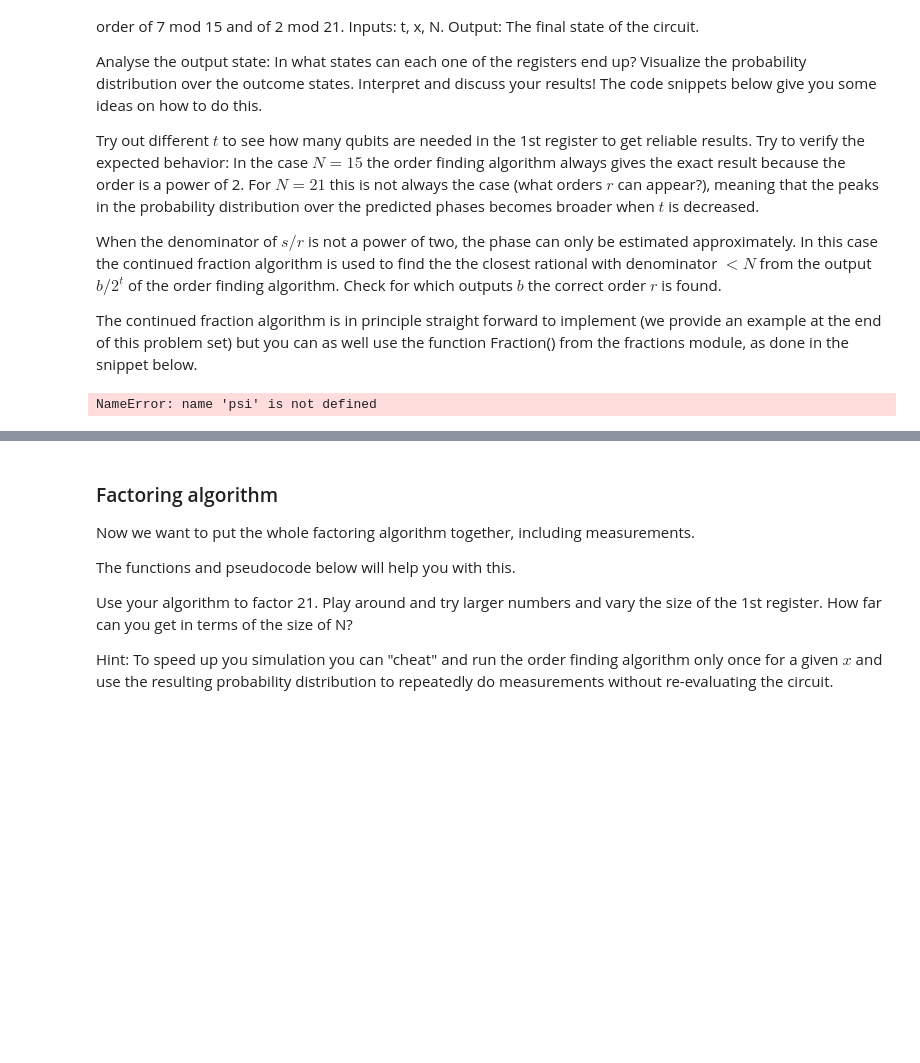
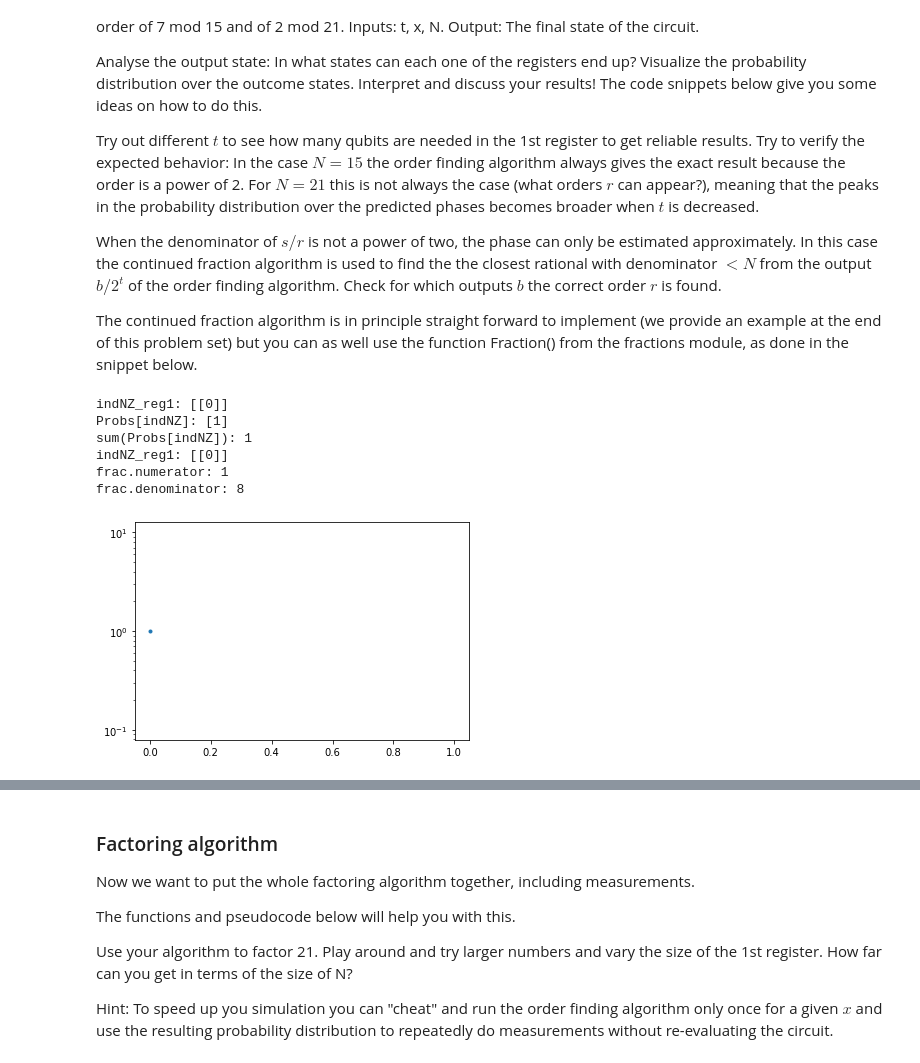
Before and after one commit to Abiyzelalem27/Quantum_Algorithms, a Jupyter notebook: shor_QFT_PE.ipynb, the cells around one changed output, grey strips where cells are left out. Saved outputs shown, nothing was run; the diff lists cells and outputs as text; code cells hidden in the pictures; blank space fills up the shorter version.

```diff
--- a/shor_QFT_PE.ipynb
+++ b/shor_QFT_PE.ipynb
@@ -743,34 +743,43 @@ When the denominator of $s/r$ is not a power of two, the phase can only be estim
 The continued fraction algorithm is in principle straight forward to implement (we provide an example at the end of this problem set) but you can as well use the function Fraction() from the fractions module, as done in the snippet below.
 # %%
 # Here are some ideas how to analyze the probability distribution, assuming psi holds the oputput state of the order finding algorithm
+import numpy as np
+import matplotlib.pyplot as plt
 
 # analyse the probabilities
+psi=np.array([1,0])
 Probs=np.abs(psi**2)
 
 # plot the distribution
 plt.semilogy(Probs,'.')
 
 # determine where the peaks are (round small numbers down to zero)
 indNZ=np.nonzero(np.round(Probs,2))
 
 L = qubits_for_number(N)
 # probable states of the first register
-indNZ_reg1= array(indNZ)//2**L
-print(indNZ_reg1)
-print(np.round(Probs[indNZ],4)) # values at the peaks
-print(sum(Probs[indNZ])) # total of peak values (probability to obtain the closest possible number to s/r, but this is not true in general, depends on how we round)
+indNZ_reg1= np.array(indNZ)//2**L
+print("indNZ_reg1:", indNZ_reg1)
+print("Probs[indNZ]:", np.round(Probs[indNZ],4)) # values at the peaks
+print("sum(Probs[indNZ]):", sum(Probs[indNZ])) # total of peak values (probability to obtain the closest possible number to s/r, but this is not true in general, depends on how we round)
 
 # probable states of the second register
-indNZ_reg2= array(indNZ) % 2**L
-print(indNZ_reg2)
+indNZ_reg2= np.array(indNZ) % 2**L
+print("indNZ_reg1:", indNZ_reg2)
 
 
 # Here is an example of how to obtain the nearest rational number with denominator <N (here N=15)
 frac = Fraction(33/256).limit_denominator(15)
-print(frac.numerator)
-print(frac.denominator)
+print("frac.numerator:", frac.numerator)
+print("frac.denominator:", frac.denominator)
 # %% [output]
-NameError: name 'psi' is not defined
+indNZ_reg1: [[0]]
+Probs[indNZ]: [1]
+sum(Probs[indNZ]): 1
+indNZ_reg1: [[0]]
+frac.numerator: 1
+frac.denominator: 8
+[figure, added]
 # %%
 import numpy as np
 import matplotlib.pyplot as plt
```
Also changed, not shown: parts of 11 cells of this notebook, 2 other files.
